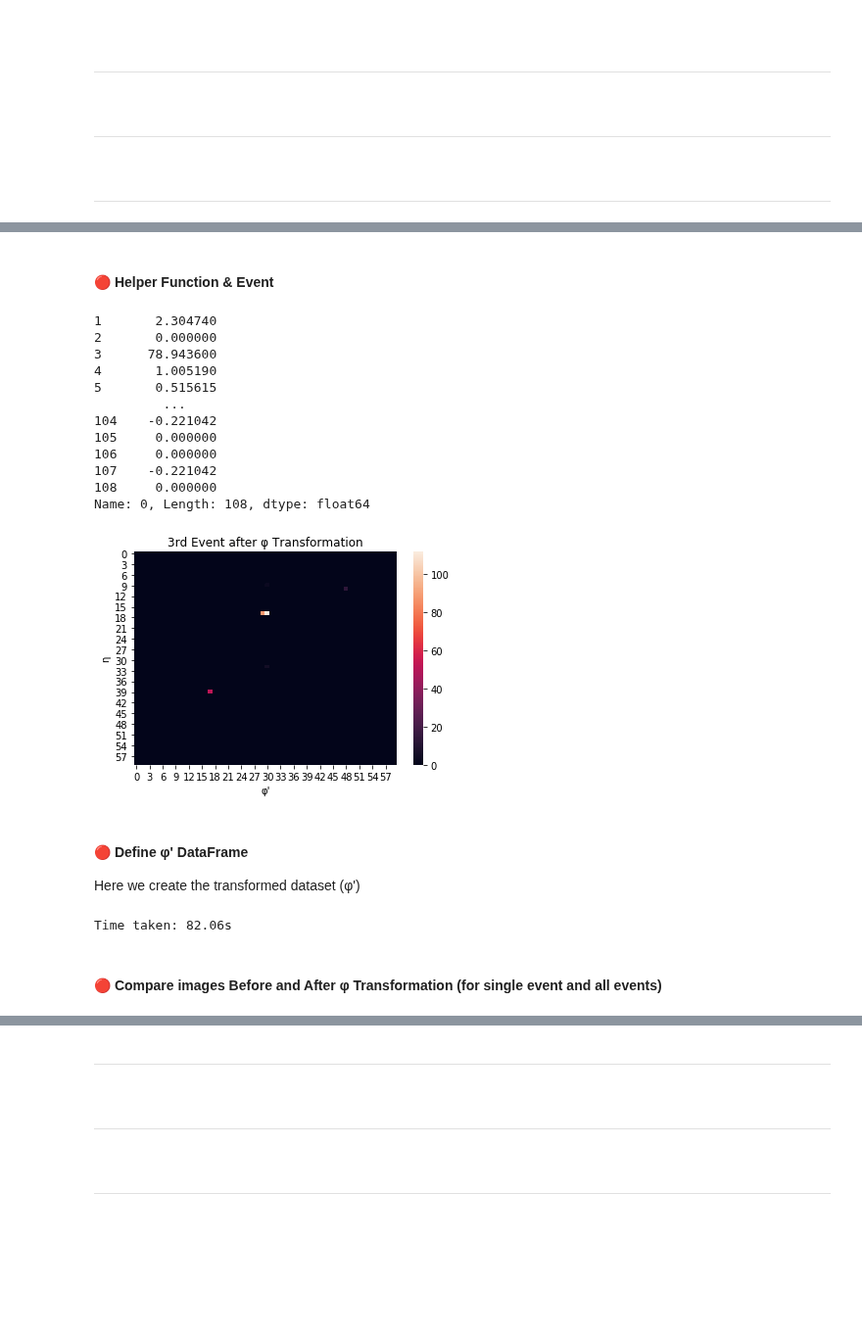
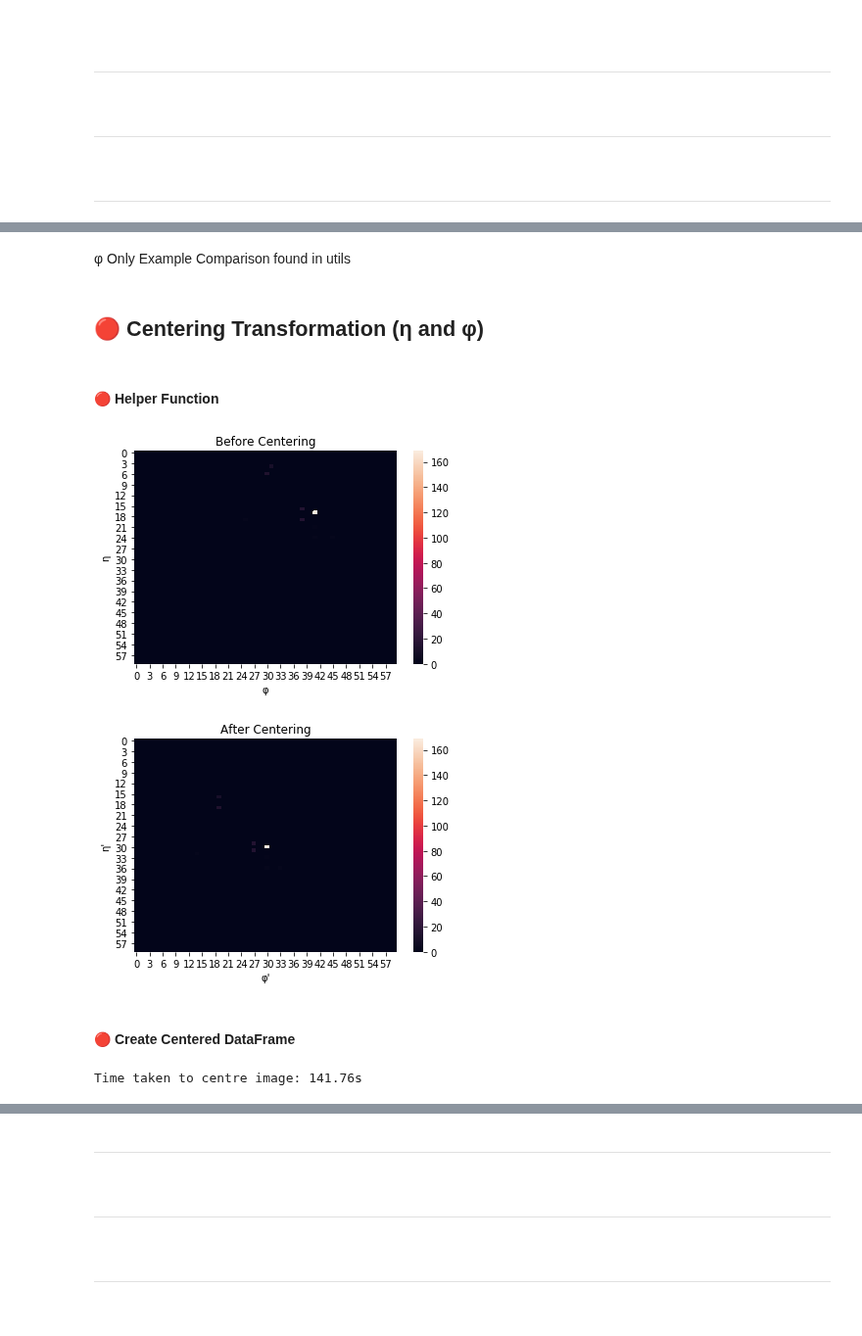
Before and after one commit to johngeorgousis/jet-classifier, a Jupyter notebook: MAIN.ipynb, the cells around one changed output, grey strips where cells are left out. Shown at 98% size. Cells and saved outputs as stored; diff of their text form; code cells hidden in the pictures; blank space fills up the shorter version.

Commit message:
feat: create center function (combining η and φ transformation), restructure code (create utils.py file for helper functions)

```diff
--- a/MAIN.ipynb
+++ b/MAIN.ipynb
@@ -87,6 +76,11 @@ The maximum number of constituents in an event is 36.
 # %%
-def prep(df):
+def preprocessdf(df):
     '''
+    -Extracts no. of constituents
+    -Drops constituents column
+    -Replaces NaN values with 0
+    -Converts all values to floats
+
     Input: DataFrame to be transformed
     Output: Transformed DataFrame, constituents Series
     '''
@@ -108,7 +102,7 @@ def prep(df):
     return df1, const
 # %%
 # Define processed dataframe and constituents vector
-mydata_prep, const = prep(mydata)
+mydata_prep = preprocessdf(mydata)[0]
 # %% [markdown]
 # 🟡Step 3: Construct Average Jet Image
 
@@ -439,3 +297,7 @@ This has the effect of making the φ (corresponding to the max pT for that row)
+# %% [markdown]
+φ Only Example Comparison found in utils
+# %% [markdown]
+## 🔴 **Centering Transformation** (η and φ)
 # %% [markdown]
-#### 🔴 Helper Function & Event
+#### 🔴 Helper Function
 # %%
@@ -506,33 +377,18 @@ def f_transform(event1, max123, output='event', R=1.5, pixels=60):
         image = bins
 
         return image
-# %%
-# Example using 1st event (return event)
-f_transform(mydata_prep.iloc[0], max123, output='event')
-# %% [output]
-1       2.304740
-2       0.000000
-3      78.943600
-4       1.005190
-5       0.515615
-         ...
-104    -0.221042
-105     0.000000
-106     0.000000
-107    -0.221042
-108     0.000000
-Name: 0, Length: 108, dtype: float64
 # %%
-# Example using 3rd event (return image)
-image = f_transform(mydata_prep.iloc[2], max123, output='image')
-
+# Test with single event
+e = 3
+plot_events(mydata_prep.iloc[e], title='Before Centering', xlabel='φ', ylabel='η')
+image=center(mydata_prep.iloc[e], max123, output='image')
 sns.heatmap(image)
-plt.title('3rd Event after φ Transformation')
+plt.title('After Centering')
 plt.xlabel('φ\'')
-plt.ylabel('η')
+plt.ylabel('η\'')
 plt.show()
 # %% [output]
-[figure, old version]
+[figure, new version]
+[figure, added]
-# %% [markdown]
-#### 🔴 Define φ' DataFrame
-Here we create the transformed dataset (φ')
+# %% [markdown]
+#### 🔴 Create Centered DataFrame
@@ -539,20 +447,18 @@ Here we create the transformed dataset (φ')
 # %%
-ftrans = []
+### φ, η transform all events
+centered = []
 
 start = time.time()
 
 # Create matrix of transformed events
 for i in range(events):
-    ftrans.append(f_transform(mydata_prep.iloc[i], max123))
+    centered.append(center(mydata_prep.iloc[i], max123))
 
 end = time.time()
 
+# Turn matrix into DataFrame
+mydata_centered = pd.DataFrame(centered)
 
-# Turn matrix into DataFrame
-mydata_fprime = pd.DataFrame(ftrans)
-
-print('Time taken: {0:.2f}s'.format(end-start))
+print('Time taken to centre image: {0:.2f}s'.format(end-start))
 # %% [output]
-Time taken: 82.06s
+Time taken to centre image: 141.76s
-# %% [markdown]
-#### 🔴 Compare images Before and After φ Transformation (for single event and all events)
```
Also changed, not shown: parts of 18 cells of this notebook, 1 other file.
